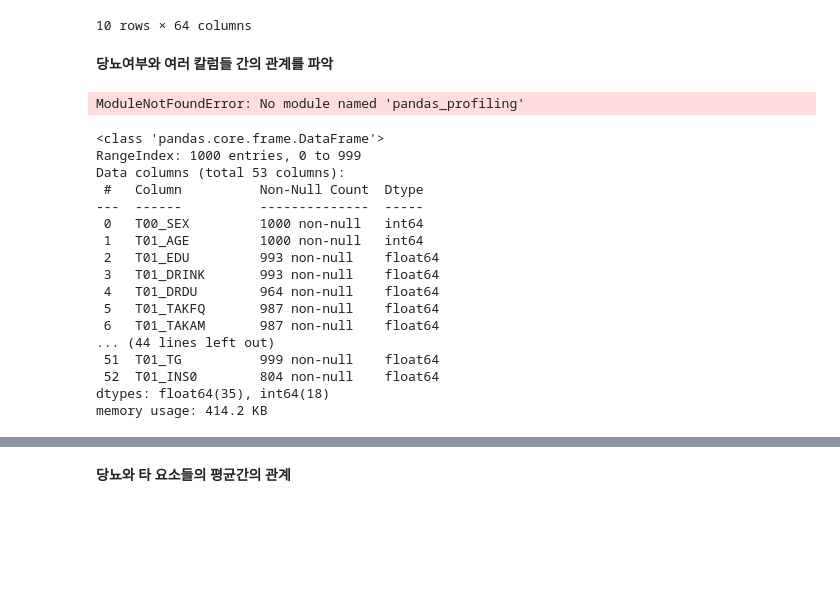
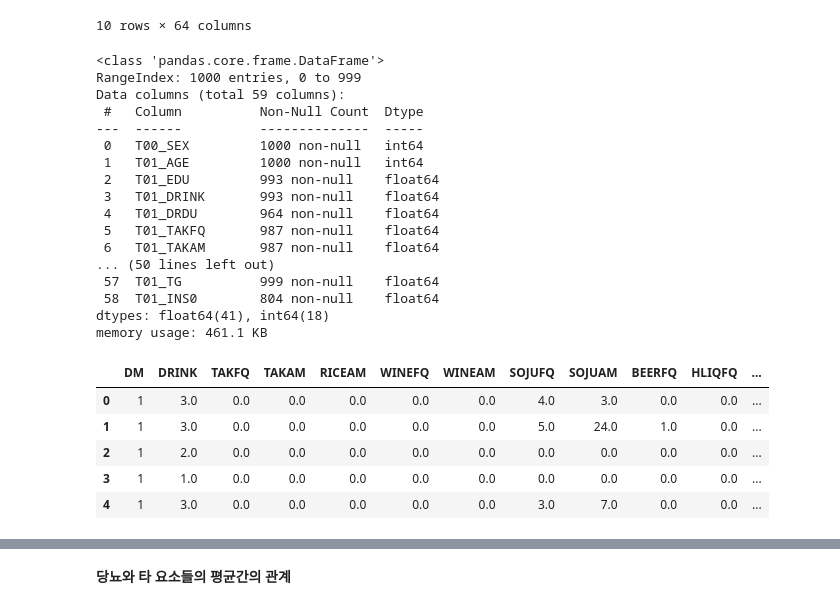
Before and after one commit to JOyongho4/DARTB4, a Jupyter notebook: KoreanHealthRecords.ipynb, the cells around one changed output, grey strips where cells are left out. Cells and saved outputs as stored; diff of their text form; code cells hidden in the pictures; blank space fills up the shorter version.

```diff
--- a/KoreanHealthRecords.ipynb
+++ b/KoreanHealthRecords.ipynb
@@ -105,24 +105,16 @@ R1.head(10)
 | 8 | K_FOLLOW_0009 | F18 | 200301 | 1 | 42 | 5.0 | 2.0 | 3.0 | 4.0 | ... |
 | 9 | K_FOLLOW_0010 | F01 | 200312 | 2 | 62 | 1.0 | 3.0 | 1.0 | 0.0 | ... |
 10 rows × 64 columns
-# %% [markdown]
-**당뇨여부와 여러 칼럼들 간의 관계를 파악**
 # %%
 # 1차적으로 의미없는 개인식별 번호, 설문날짜, 진단나이 제거
-R1_1=R1.drop(columns=['T00_ID','T00_DATA_CLASS','T01_EDATE','T01_MARRY','T01_DMAG','T01_LIPAG','T01_FMFHTAG','T01_FMMHTAG','T01_FMFDMAG','T01_FMMDMAG','T01_PMAG_C',])
+R1_1=R1.drop(columns=['T00_ID','T00_DATA_CLASS','T01_EDATE','T01_MARRY','T01_DMAG'])
-# %%
-from pandas_profiling import ProfileReport
-profile = ProfileReport(R1, title="Pandas Profiling Report")
-profile.to_notebook_iframe()
-# %% [output]
-ModuleNotFoundError: No module named 'pandas_profiling'
 # %%
 # 정보확인
 R1_1.info()
 # %% [output]
 <class 'pandas.core.frame.DataFrame'>
 RangeIndex: 1000 entries, 0 to 999
-Data columns (total 53 columns):
+Data columns (total 59 columns):
  #   Column          Non-Null Count  Dtype
 ---  ------          --------------  -----
  0   T00_SEX         1000 non-null   int64
@@ -132,8 +124,22 @@ Data columns (total 53 columns):
  4   T01_DRDU        964 non-null    float64
  5   T01_TAKFQ       987 non-null    float64
  6   T01_TAKAM       987 non-null    float64
-... (44 lines left out)
- 51  T01_TG          999 non-null    float64
- 52  T01_INS0        804 non-null    float64
-dtypes: float64(35), int64(18)
-memory usage: 414.2 KB
+... (50 lines left out)
+ 57  T01_TG          999 non-null    float64
+ 58  T01_INS0        804 non-null    float64
+dtypes: float64(41), int64(18)
+memory usage: 461.1 KB
+# %%
+# T01_ 전부 제거
+R1_1.columns = R1_1.columns.str.replace('T01_', '', regex=False)
+# %%
+# 술과 관련된 칼럼들만 모았음
+R1_1_DRINK=R1_1[['DM','DRINK','TAKFQ','TAKAM','RICEAM','WINEFQ','WINEAM','SOJUFQ','SOJUAM','BEERFQ','HLIQFQ','HLIQAM']]
+R1_1_DRINK.head()
+# %% [output]
+|  | DM | DRINK | TAKFQ | TAKAM | RICEAM | WINEFQ | WINEAM | SOJUFQ | SOJUAM | BEERFQ | HLIQFQ | ... |
+| 0 | 1 | 3.0 | 0.0 | 0.0 | 0.0 | 0.0 | 0.0 | 4.0 | 3.0 | 0.0 | 0.0 | ... |
+| 1 | 1 | 3.0 | 0.0 | 0.0 | 0.0 | 0.0 | 0.0 | 5.0 | 24.0 | 1.0 | 0.0 | ... |
+| 2 | 1 | 2.0 | 0.0 | 0.0 | 0.0 | 0.0 | 0.0 | 0.0 | 0.0 | 0.0 | 0.0 | ... |
+| 3 | 1 | 1.0 | 0.0 | 0.0 | 0.0 | 0.0 | 0.0 | 0.0 | 0.0 | 0.0 | 0.0 | ... |
+| 4 | 1 | 3.0 | 0.0 | 0.0 | 0.0 | 0.0 | 0.0 | 3.0 | 7.0 | 0.0 | 0.0 | ... |
```
Also changed, not shown: parts of 20 cells of this notebook.
